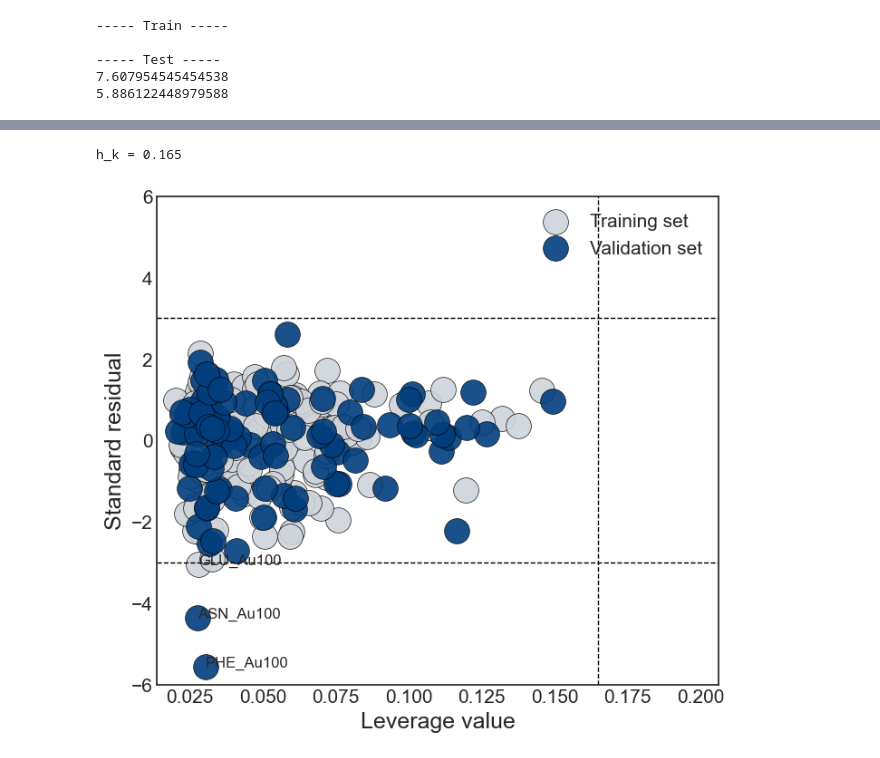
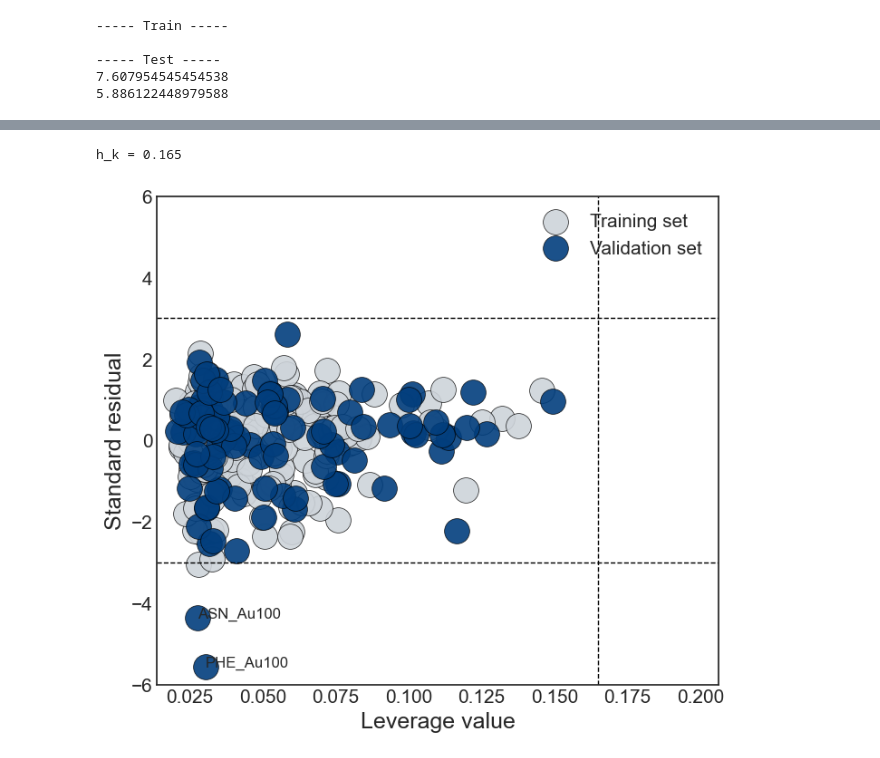
Before and after one commit to matqsarlab/QSAR_Lab, a Jupyter notebook: Adsorption_Model/Model2/adsorption_model.ipynb, the cells around one changed output, grey strips where cells are left out. Drawn from its saved outputs; the diff is of its cells as text; code cells hidden in the pictures.

```diff
--- a/Adsorption_Model/Model2/adsorption_model.ipynb
+++ b/Adsorption_Model/Model2/adsorption_model.ipynb
@@ -212,36 +217,31 @@ x1, y1, x2, y2, h_k = aplicability_domain.Williams_plot(X_train, X_test, y_train
 plt.figure(figsize=(8,7))
 plt.style.use('seaborn-white')
 # plt.grid(color='grey', linestyle='-', linewidth=0.2)
 
 plt.scatter(x1, y1, s=400, linewidths=0.5, edgecolors='black',facecolors='#ced4da', alpha=0.9, label="Training set")
 plt.scatter(x2, y2, s=400, linewidths=0.5, edgecolors='black', facecolors='#023e7d', alpha=0.9, label="Validation set")
 
 
 plt.ylim(-6, 6)
 plt.xlim(right=h_k+0.25*h_k)
 
 plt.axhline(y=3, color='black', linestyle='--', linewidth=1)
 plt.axhline(y=-3, color='black', linestyle='--', linewidth=1)
 plt.axvline(x=h_k, color='black', linestyle='--', linewidth=1)
 
 plt.xticks(fontsize=15)
 plt.yticks(fontsize=15)
 
 # plt.legend(fontsize=15, loc='upper left')
 plt.legend(fontsize=15, loc='upper right')
 plt.xlabel('Leverage value', fontsize=18)
 plt.ylabel('Standard residual', fontsize=18)
 
-
-for i, txt in enumerate(X_train.index):
-    if x1[i] > h_k or abs(y1[i]) > 3:
-        plt.annotate(txt, (x1[i], y1[i]))
-
 for i, txt in enumerate(X_test.index):
     if x2[i] > h_k or abs(y2[i]) > 3:
         plt.annotate(txt, (x2[i], y2[i]))
 
 plt.show()
 # %% [output]
 h_k = 0.165
-[figure, old version]
+[figure, new version]
```
Also changed, not shown: parts of 3 cells of this notebook.
